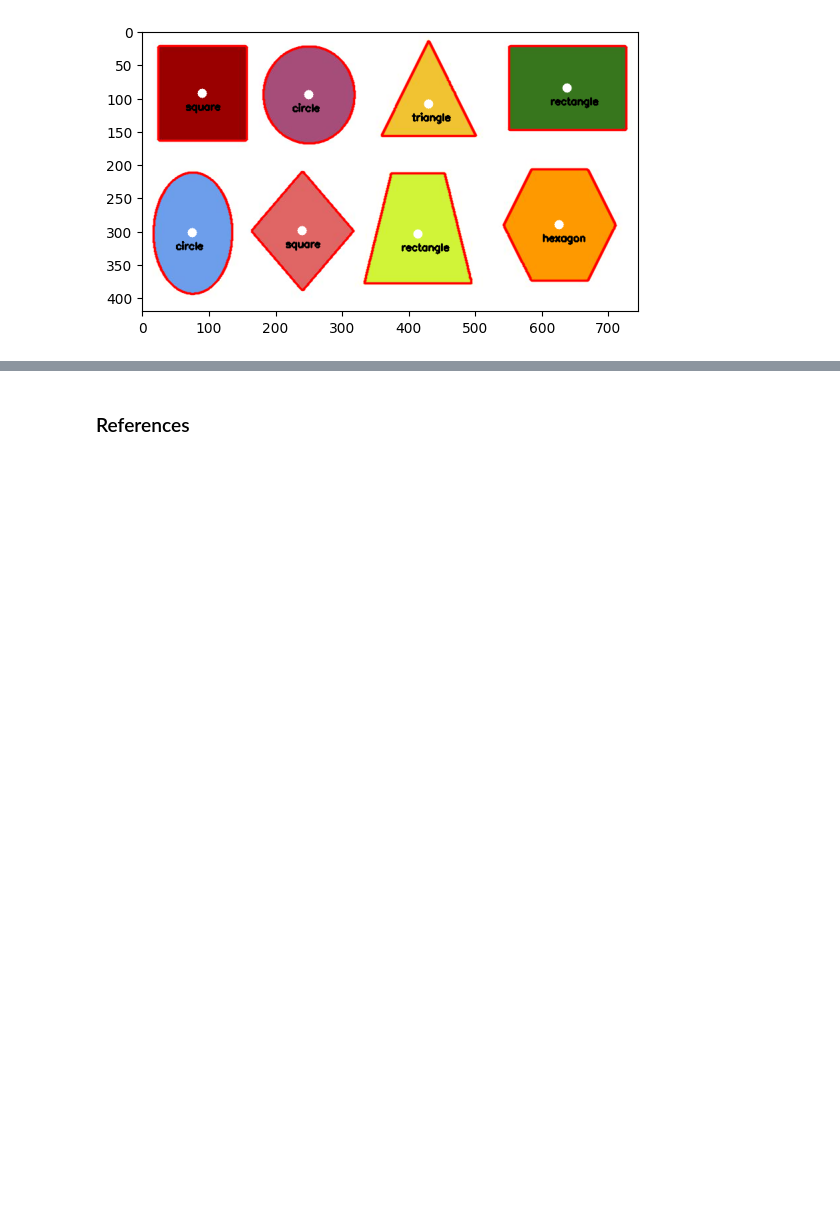
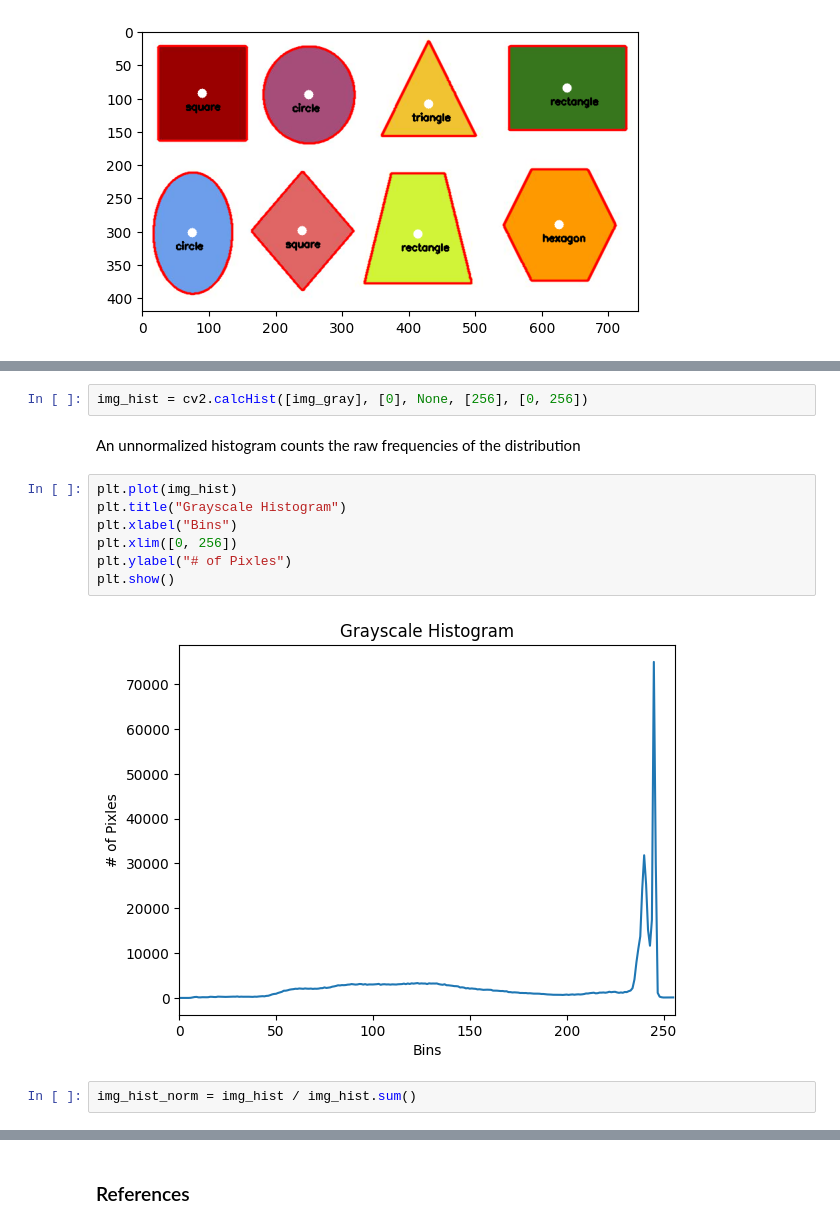
Before and after one commit to naufalihsan/opencv, a Jupyter notebook: 04_image_analysis_and_histogram.ipynb, the cells around one changed output, grey strips where cells are left out. Drawn from its saved outputs; the diff is of its cells as text; blank space fills up the shorter version.

```diff
--- a/04_image_analysis_and_histogram.ipynb
+++ b/04_image_analysis_and_histogram.ipynb
@@ -315,0 +341,15 @@ plt.show()
+# %%
+img_hist = cv2.calcHist([img_gray], [0], None, [256], [0, 256])
+# %% [markdown]
+An unnormalized histogram counts the raw frequencies of the distribution
+# %%
+plt.plot(img_hist)
+plt.title("Grayscale Histogram")
+plt.xlabel("Bins")
+plt.xlim([0, 256])
+plt.ylabel("# of Pixles")
+plt.show()
+# %% [output]
+[figure, added]
+# %%
+img_hist_norm = img_hist / img_hist.sum()
```
Also changed, not shown: parts of 46 cells of this notebook, 1 other file.
